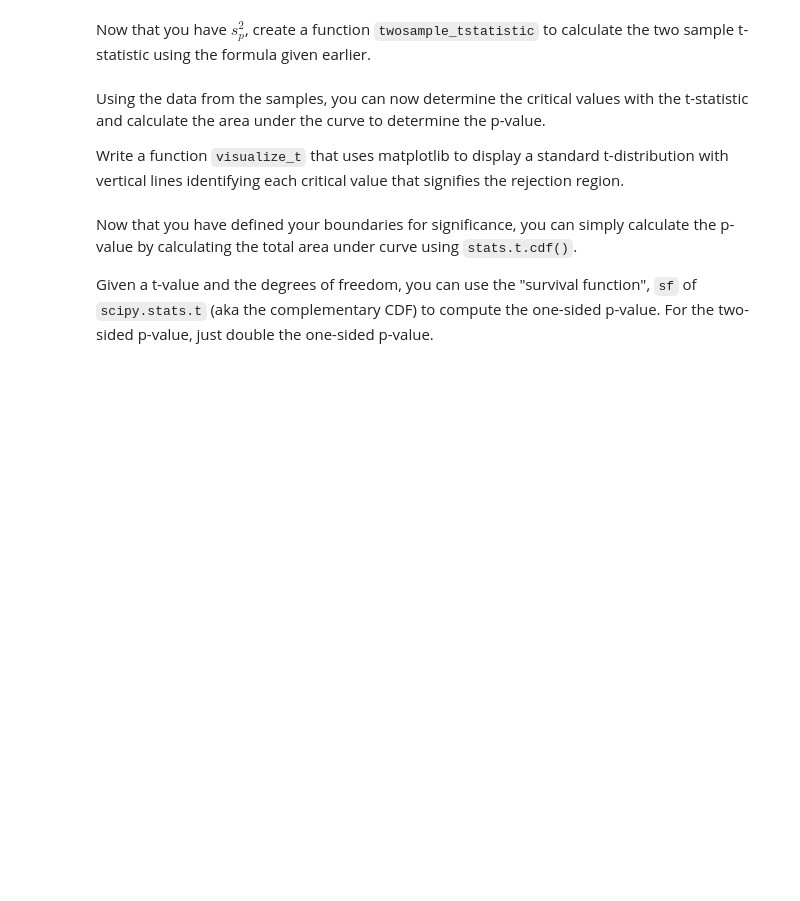
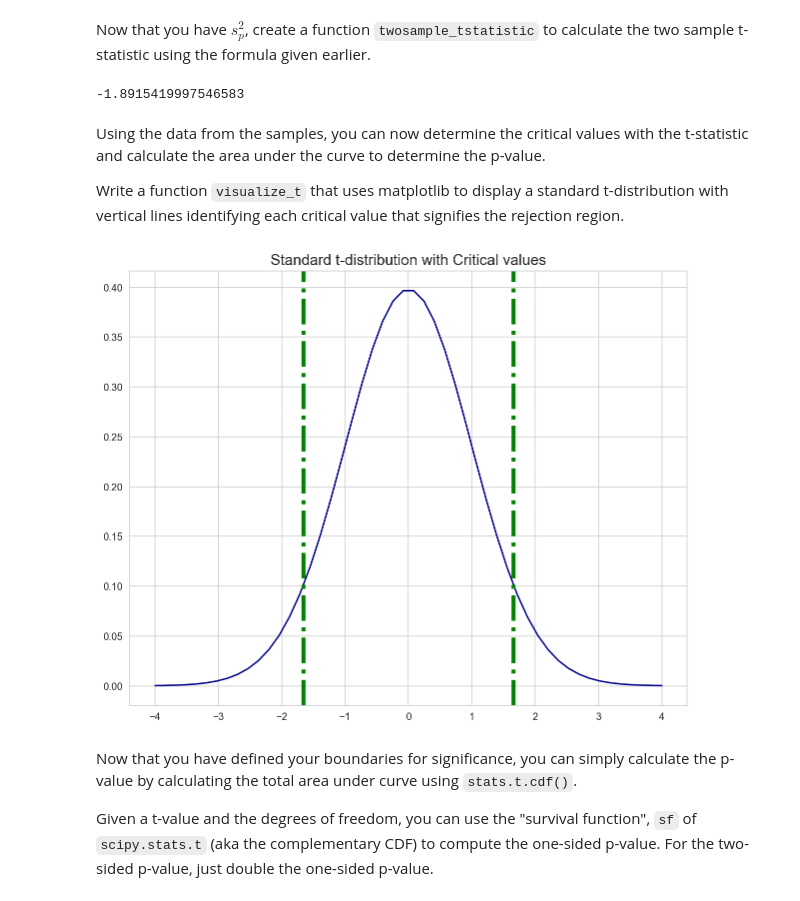
Before and after one commit to Rhino-byte/dsc-two-sample-t-tests-lab, a Jupyter notebook: index.ipynb, the cells around one changed output. Drawn from its saved outputs; the diff is of its cells as text; code cells hidden in the pictures; blank space fills up the shorter version.

```diff
--- a/index.ipynb
+++ b/index.ipynb
@@ -143,25 +175,56 @@ t_stat = None
+# %%
+def twosample_tstatistic(expr, ctrl):
+    Mean1 = np.mean(expr)
+    Mean2 = np.mean(ctrl)
+    num = Mean1-Mean2
+    denom= np.sqrt(
+        pooled_variance(expr,ctrl)*(1/(len(expr))+1/(len(expr)))
+        )
+
+    return num/denom
+
+t_stat = twosample_tstatistic(experimental,control)
+t_stat
+# -1.8915462966190268
+# %% [output]
+-1.8915419997546583
 # %% [markdown]
 Using the data from the samples, you can now determine the critical values with the t-statistic and calculate the area under the curve to determine the p-value.
 
 Write a function `visualize_t` that uses matplotlib to display a standard t-distribution with vertical lines identifying each critical value that signifies the rejection region.
-# %%
-# Visualize t and p_value
-
-def visualize_t(t_stat, n_control, n_experimental):
-
-    # initialize a matplotlib "figure"
-
-    # generate points on the x axis between -4 and 4:
-
-    # use stats.t.pdf to get values on the probability density function for the t-distribution
-
-    # Draw two sided boundary for critical-t
-
-    return None
-
-n_control = None
-n_experimental = None
-visualize_t(t_stat, n_control, n_experimental)
+# %%
+# Visualize t and p_value
+
+def visualize_t(t_stat, n_control, n_experimental):
+
+    # initialize a matplotlib "figure"
+    plt.figure(figsize=(10,8))
+    # generate points on the x axis between -4 and 4:
+    x= np.linspace(4,-4,50)
+    # use stats.t.pdf to get values on the probability density function for the t-distribution
+    df1 =n_control
+    df = n_experimental
+    y = stats.t.pdf(x,(df+df1-2),0,1)
+    # Draw two sided boundary for critical-t
+    plt.plot(x,y,color='darkblue',label ="t-distribution PDF")
+    plt.title('Standard t-distribution with Critical values',fontsize= 15)
+    # Get the boundaries
+    t_crit_lower =stats.t.ppf(0.05,(df+df1-2))
+    t_crit_upper =stats.t.ppf(1-0.05,(df+df1-2))
+    # Fill area under line graph where x value is greater or smaller than the critical value
+    # plt.fill_betweenx(y,x,t_crit_lower,where=x < t_crit_lower,color ="gray",label="upper rejection region")
+    # plt.fill_betweenx(y,x,t_crit_upper,where=x > t_crit_upper,color ="gray",label="lower rejection region")
+
+    # Add vertical lines for the critical region
+    plt.axvline(t_crit_lower,color ='green',linestyle='-.',lw=4)
+    plt.axvline(t_crit_upper,color ='green',linestyle='-.',lw=4)
+    return None
+
+n_control = len(control)
+n_experimental = len(experimental)
+visualize_t(t_stat, n_control, n_experimental)
+# %% [output]
+[figure, added]
 # %% [markdown]
 Now that you have defined your boundaries for significance, you can simply calculate the p-value by calculating the total area under curve using `stats.t.cdf()`.
 
```
Also changed, not shown: parts of 12 cells of this notebook.
